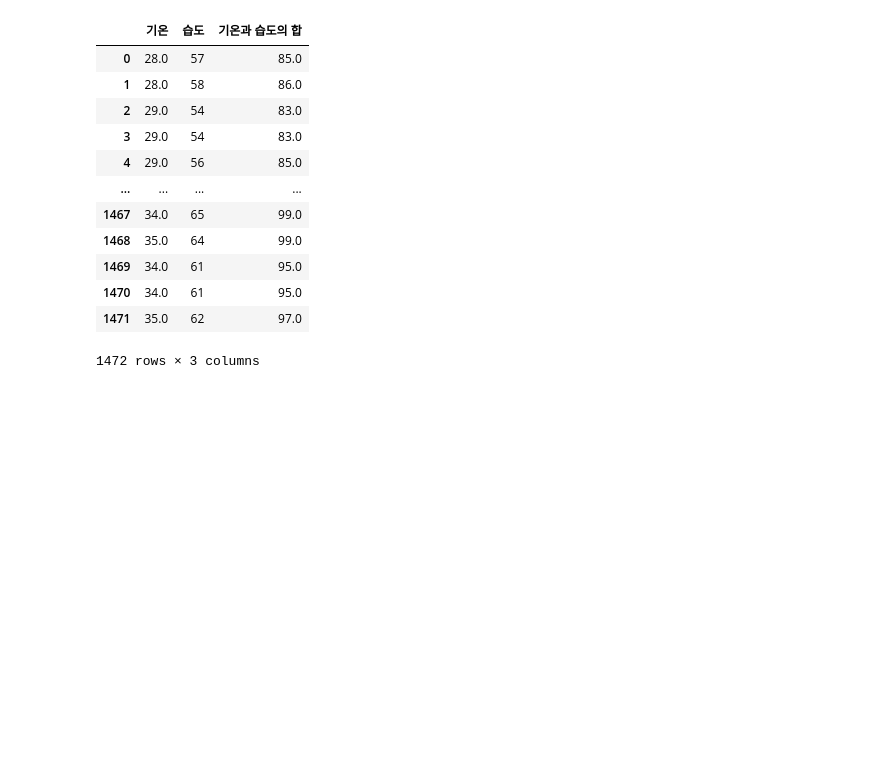
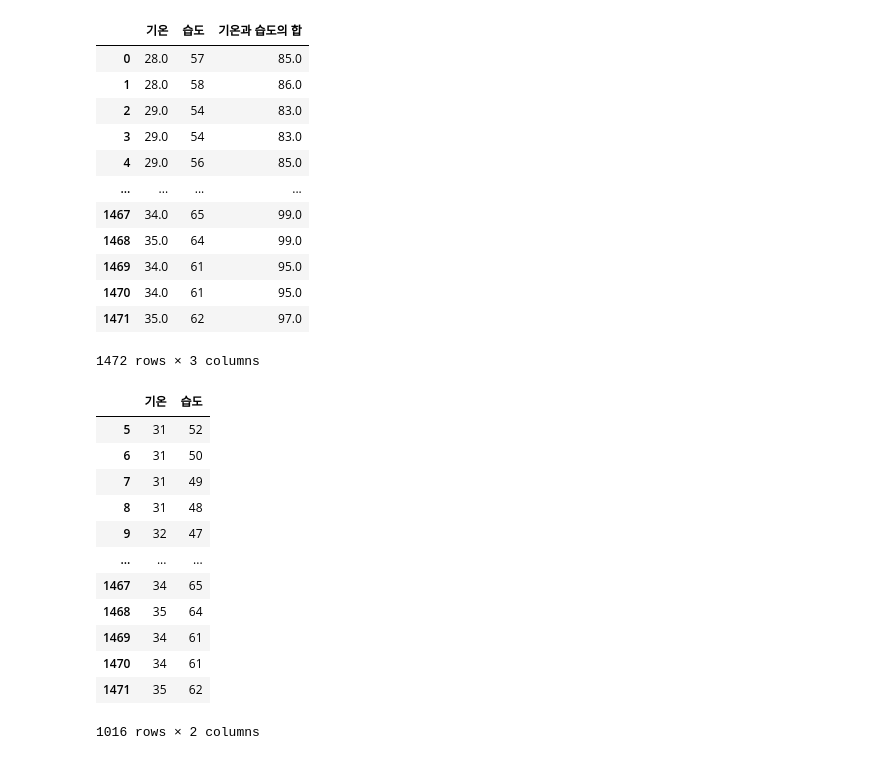
Before and after one commit to MeluvRose/My_test_note, a Jupyter notebook: Untitled3.ipynb, the cells around one changed output. Saved outputs shown, nothing was run; the diff lists cells and outputs as text; code cells hidden in the pictures; blank space fills up the shorter version.

```diff
--- a/Untitled3.ipynb
+++ b/Untitled3.ipynb
@@ -105,3 +91,22 @@ df[['기온', '습도', '기온과 습도의 합']]
 | 1470 | 34.0 | 61 | 95.0 |
 | 1471 | 35.0 | 62 | 97.0 |
 1472 rows × 3 columns
+# %%
+condition = (df['기온'] > 30)
+
+df_subset = df[condition]
+df_subset[['기온', '습도']]
+# %% [output]
+|  | 기온 | 습도 |
+| 5 | 31 | 52 |
+| 6 | 31 | 50 |
+| 7 | 31 | 49 |
+| 8 | 31 | 48 |
+| 9 | 32 | 47 |
+| ... | ... | ... |
+| 1467 | 34 | 65 |
+| 1468 | 35 | 64 |
+| 1469 | 34 | 61 |
+| 1470 | 34 | 61 |
+| 1471 | 35 | 62 |
+1016 rows × 2 columns
```
Also changed, not shown: parts of 8 cells of this notebook.
